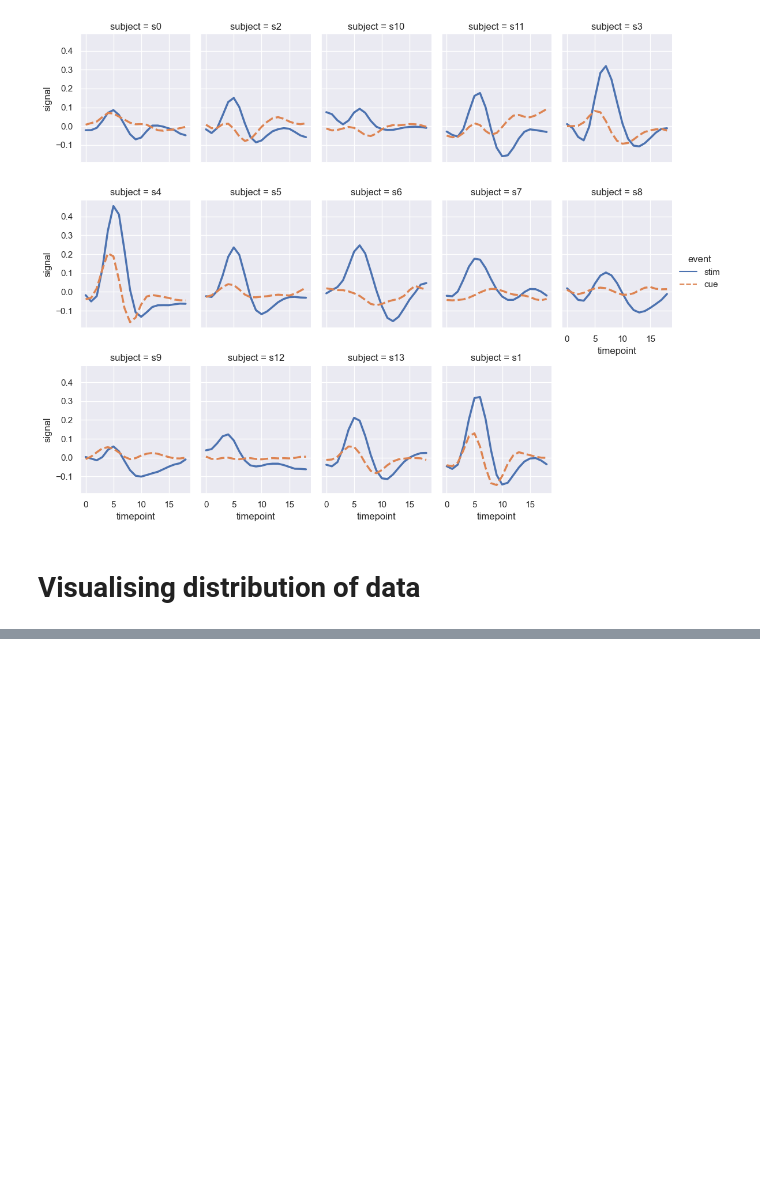
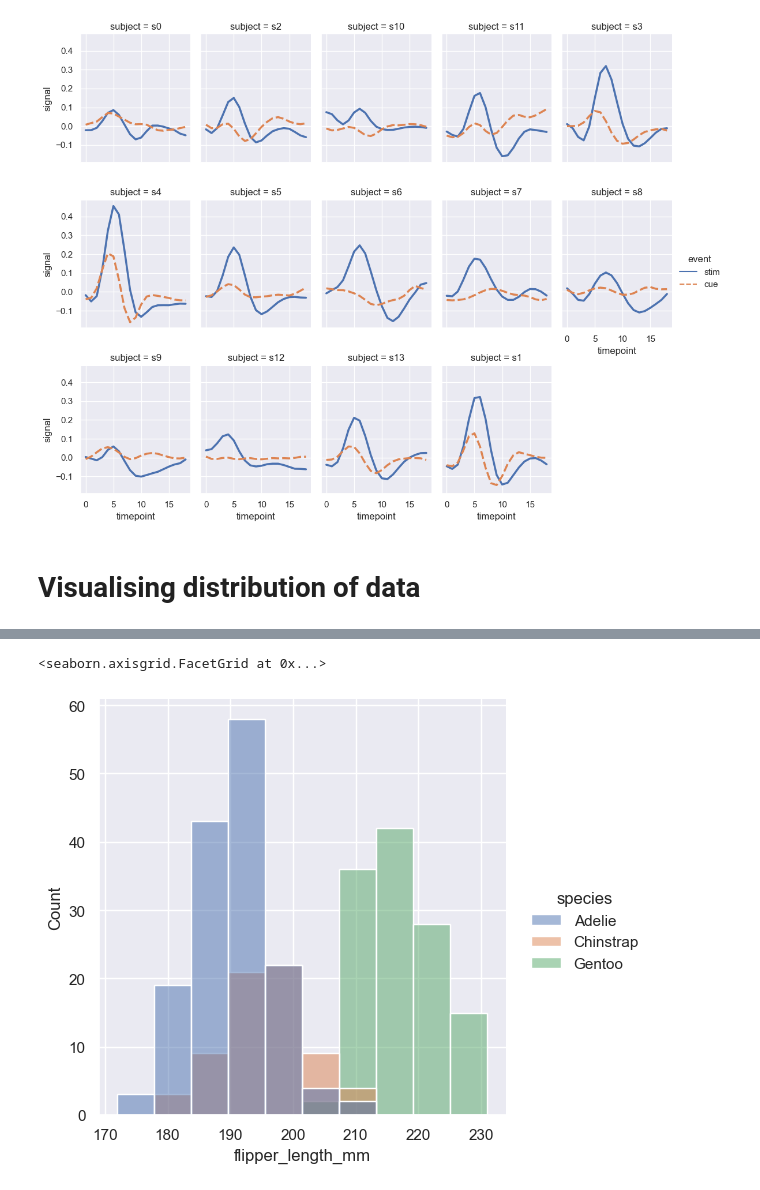
Before and after one commit to KAJAL3027/digipodium, a Jupyter notebook: homework.ipynb, the cells around one changed output, grey strips where cells are left out. Saved outputs shown, nothing was run; the diff lists cells and outputs as text; code cells hidden in the pictures; blank space fills up the shorter version.

```diff
--- a/homework.ipynb
+++ b/homework.ipynb
@@ -231,0 +249,5 @@ sns.relplot(
+# %%
+sns.displot(penguins, x="flipper_length_mm", hue="species")
+# %% [output]
+<seaborn.axisgrid.FacetGrid at 0x...>
+[figure, added]
```
Also changed, not shown: parts of 13 cells of this notebook, 1 other file.
